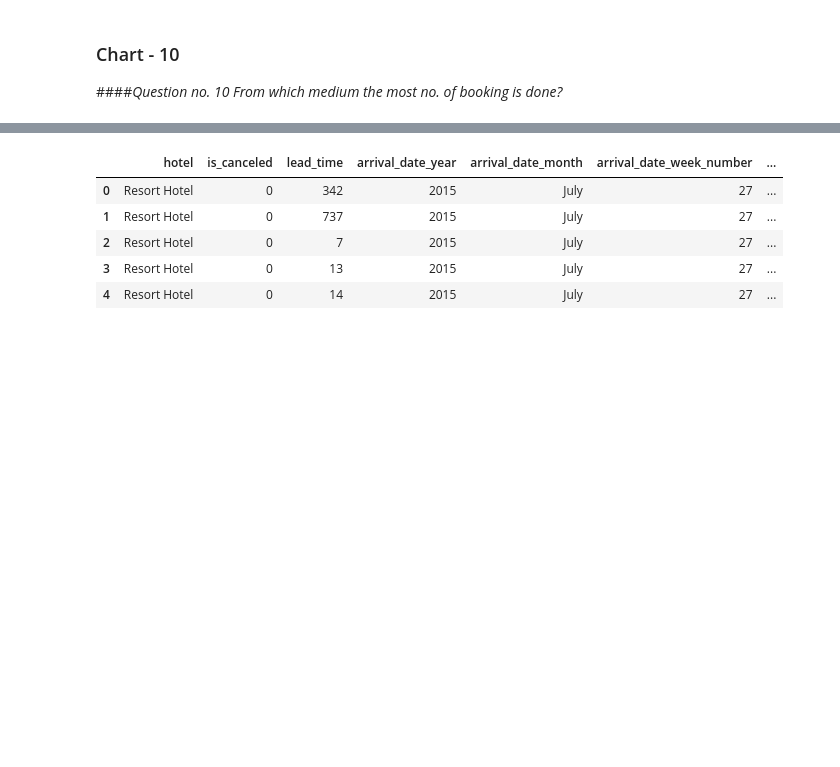
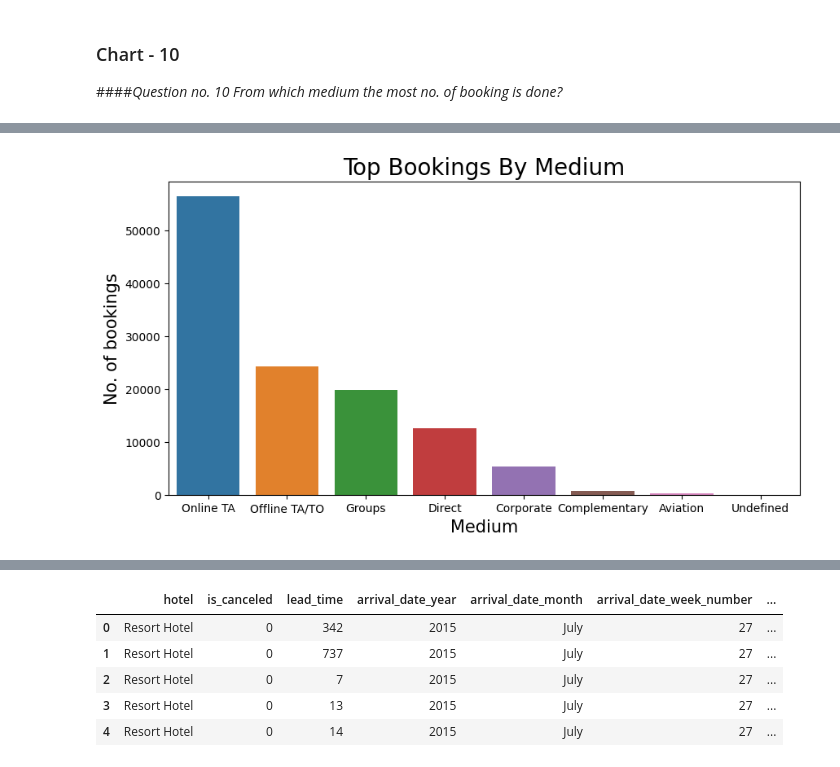
Before and after one commit to vaishnaviPatil1111/Python, a Jupyter notebook: EDA_Hotel_Booking_Project.ipynb, the cells around one changed output, grey strips where cells are left out. Saved outputs shown, nothing was run; the diff lists cells and outputs as text; code cells hidden in the pictures; blank space fills up the shorter version.

```diff
--- a/EDA_Hotel_Booking_Project.ipynb
+++ b/EDA_Hotel_Booking_Project.ipynb
@@ -759,3 +756,6 @@ Are there any insights that lead to negative growth? Justify with specific reaso
 # %% [markdown]
 ### Chart - 10
 ####*Question no. 10 From which medium the most no. of booking is done?*
+# %%
+Top_Medium = df1['market_segment'].value_counts().reset_index()[:10]
+Top_Medium
@@ -761,0 +772,9 @@ Are there any insights that lead to negative growth? Justify with specific reaso
+# %%
+plt.figure(figsize = (10,5))
+sns.barplot(x = Top_Medium['market_segment'],y = Top_Medium['count'],hue = Top_Medium.index,palette='tab10',legend = False,order = Top_Medium['market_segment'])
+plt.title('Top Bookings By Medium',fontsize = 20)
+plt.ylabel('No. of bookings', fontsize=15)
+plt.xlabel('Medium', fontsize=15)
+plt.show()
+# %% [output]
+[figure, added]
```
Also changed, not shown: parts of 8 cells of this notebook.
